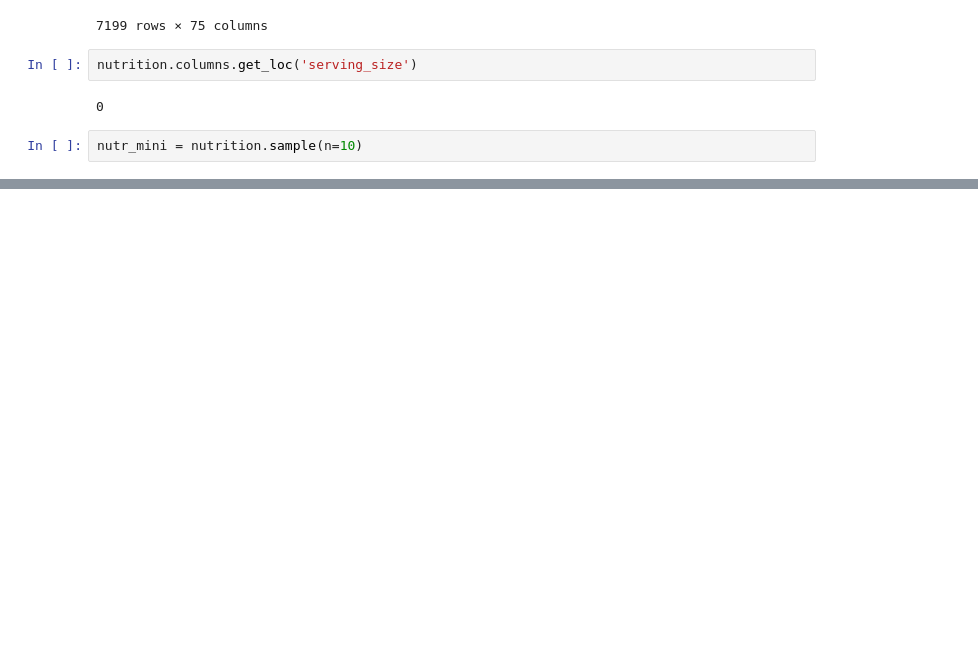
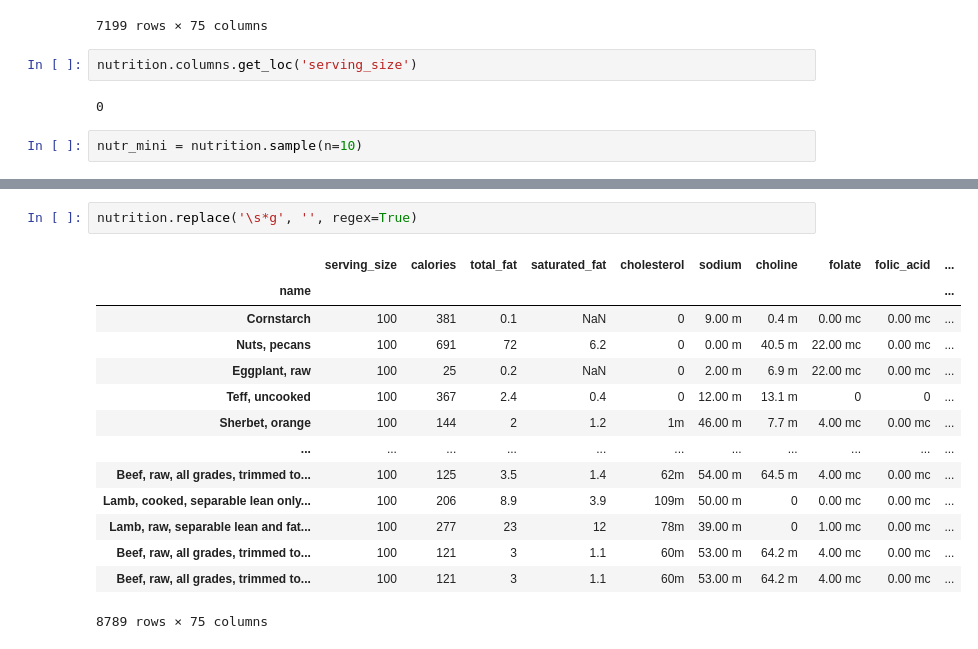
Before and after one commit to leozhao0709/python, a Jupyter notebook: pandas_bootcamp/Working with DataFrames.ipynb, the cells around one changed output, grey strips where cells are left out. Cells and saved outputs as stored; diff of their text form; blank space fills up the shorter version.

```diff
--- a/pandas_bootcamp/Working with DataFrames.ipynb
+++ b/pandas_bootcamp/Working with DataFrames.ipynb
@@ -272,0 +333,17 @@ Index(['Asparagus, with salt, drained, boiled, cooked',
+# %%
+nutrition.replace('\s*g', '', regex=True)
+# %% [output]
+|  | serving_size | calories | total_fat | saturated_fat | cholesterol | sodium | choline | folate | folic_acid | ... |
+| name |  |  |  |  |  |  |  |  |  | ... |
+| Cornstarch | 100 | 381 | 0.1 | NaN | 0 | 9.00 m | 0.4 m | 0.00 mc | 0.00 mc | ... |
+| Nuts, pecans | 100 | 691 | 72 | 6.2 | 0 | 0.00 m | 40.5 m | 22.00 mc | 0.00 mc | ... |
+| Eggplant, raw | 100 | 25 | 0.2 | NaN | 0 | 2.00 m | 6.9 m | 22.00 mc | 0.00 mc | ... |
+| Teff, uncooked | 100 | 367 | 2.4 | 0.4 | 0 | 12.00 m | 13.1 m | 0 | 0 | ... |
+| Sherbet, orange | 100 | 144 | 2 | 1.2 | 1m | 46.00 m | 7.7 m | 4.00 mc | 0.00 mc | ... |
+| ... | ... | ... | ... | ... | ... | ... | ... | ... | ... | ... |
+| Beef, raw, all grades, trimmed to... | 100 | 125 | 3.5 | 1.4 | 62m | 54.00 m | 64.5 m | 4.00 mc | 0.00 mc | ... |
+| Lamb, cooked, separable lean only... | 100 | 206 | 8.9 | 3.9 | 109m | 50.00 m | 0 | 0.00 mc | 0.00 mc | ... |
+| Lamb, raw, separable lean and fat... | 100 | 277 | 23 | 12 | 78m | 39.00 m | 0 | 1.00 mc | 0.00 mc | ... |
+| Beef, raw, all grades, trimmed to... | 100 | 121 | 3 | 1.1 | 60m | 53.00 m | 64.2 m | 4.00 mc | 0.00 mc | ... |
+| Beef, raw, all grades, trimmed to... | 100 | 121 | 3 | 1.1 | 60m | 53.00 m | 64.2 m | 4.00 mc | 0.00 mc | ... |
+8789 rows × 75 columns
```
Also changed, not shown: parts of 19 cells of this notebook.
